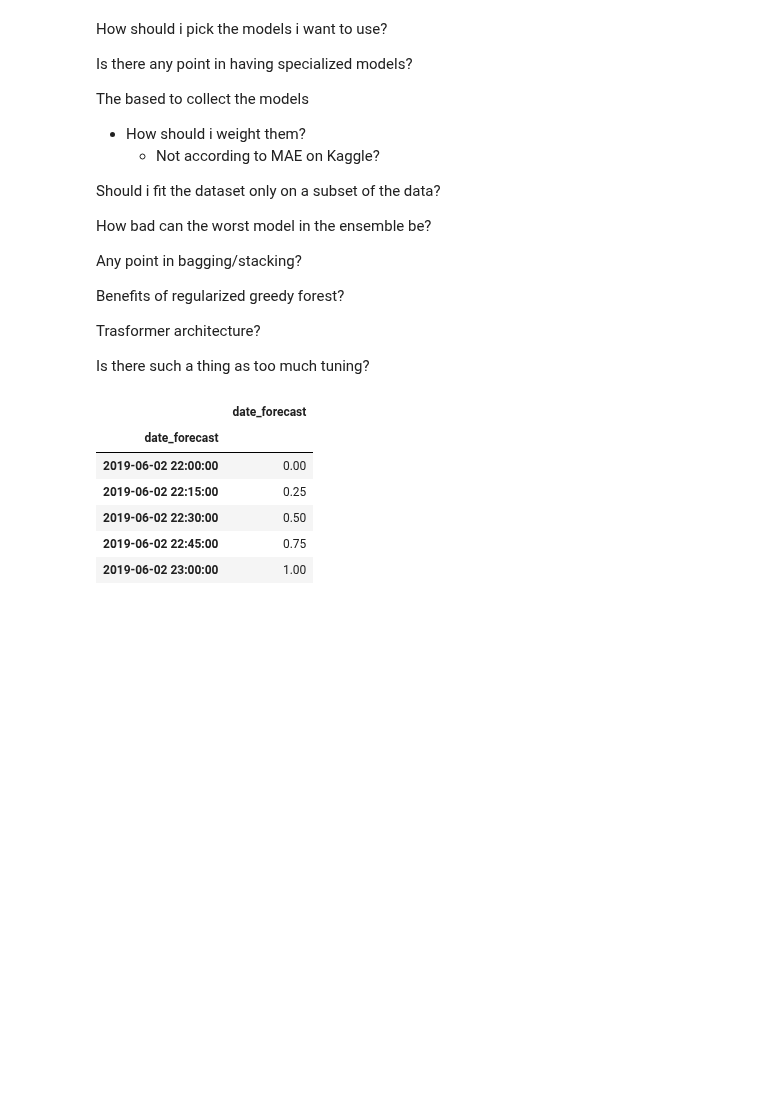
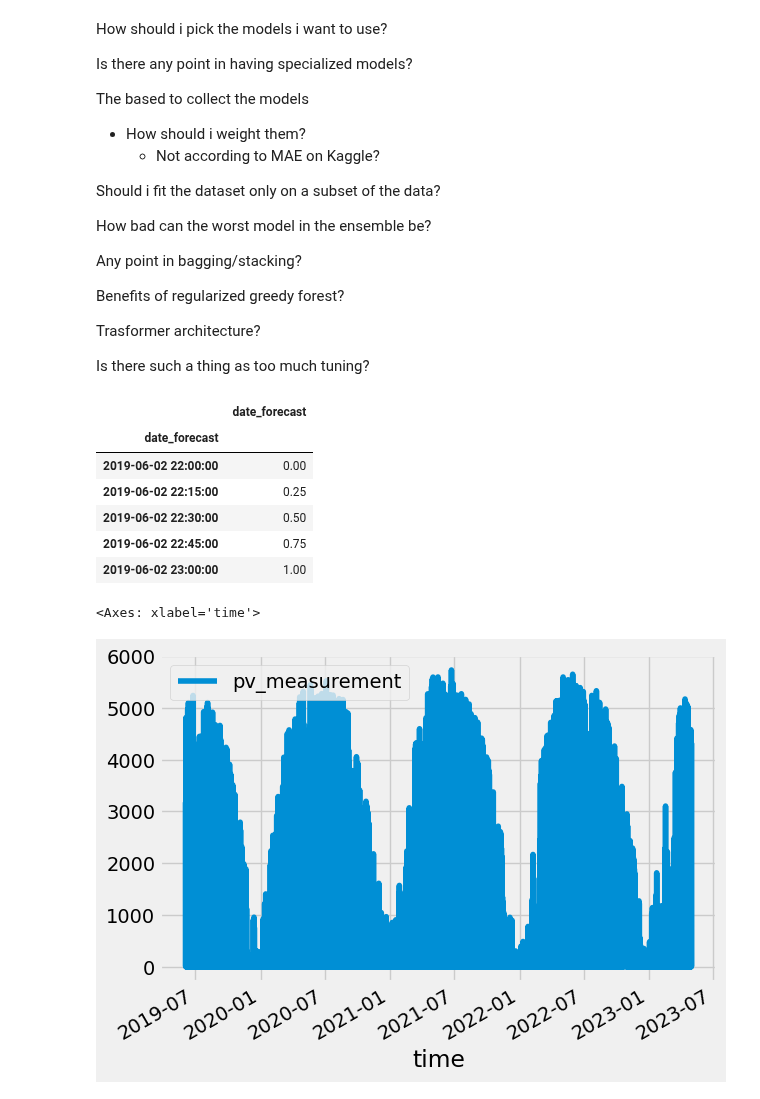
Before and after one commit to simenstang/TDT4173, a Jupyter notebook: data/notebooks_trials/eda/eda_4.ipynb, the cells around one changed output. Drawn from its saved outputs; the diff is of its cells as text; code cells hidden in the pictures; blank space fills up the shorter version.

```diff
--- a/data/notebooks_trials/eda/eda_4.ipynb
+++ b/data/notebooks_trials/eda/eda_4.ipynb
@@ -77,3 +77,10 @@ time_difference.head()
 | 2019-06-02 22:30:00 | 0.50 |
 | 2019-06-02 22:45:00 | 0.75 |
 | 2019-06-02 23:00:00 | 1.00 |
+# %%
+train_a.set_index('time', inplace=True)
+# %%
+train_a.plot()
+# %% [output]
+<Axes: xlabel='time'>
+[figure, added]
```
Also changed, not shown: parts of 3 cells of this notebook, 24 other files.
